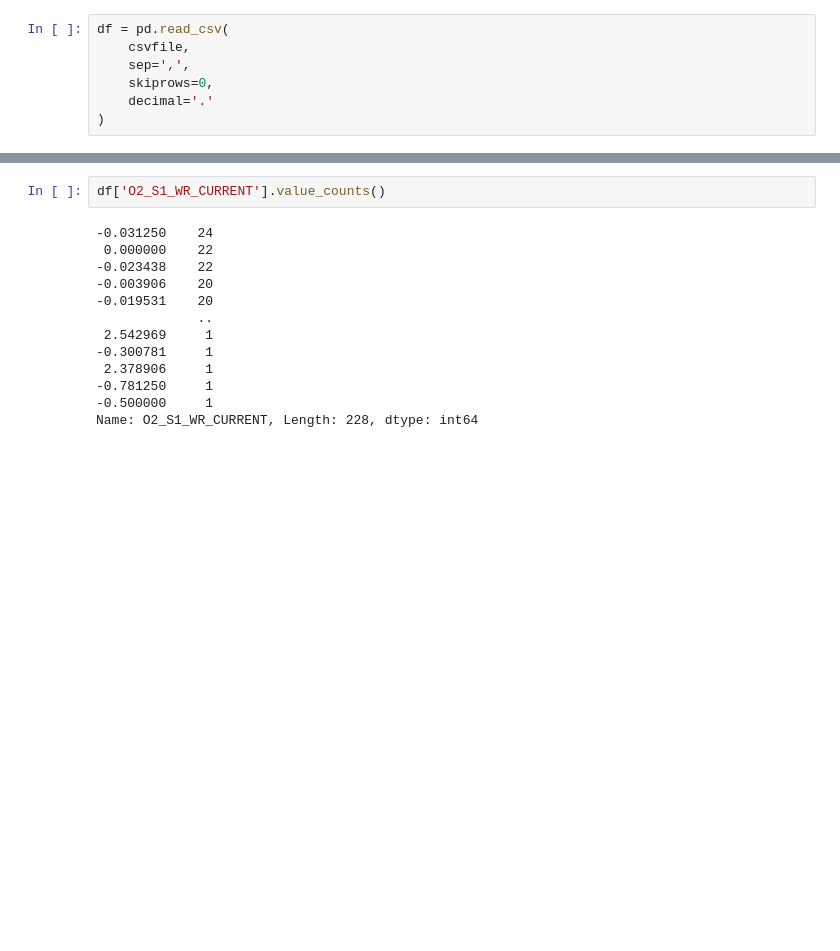
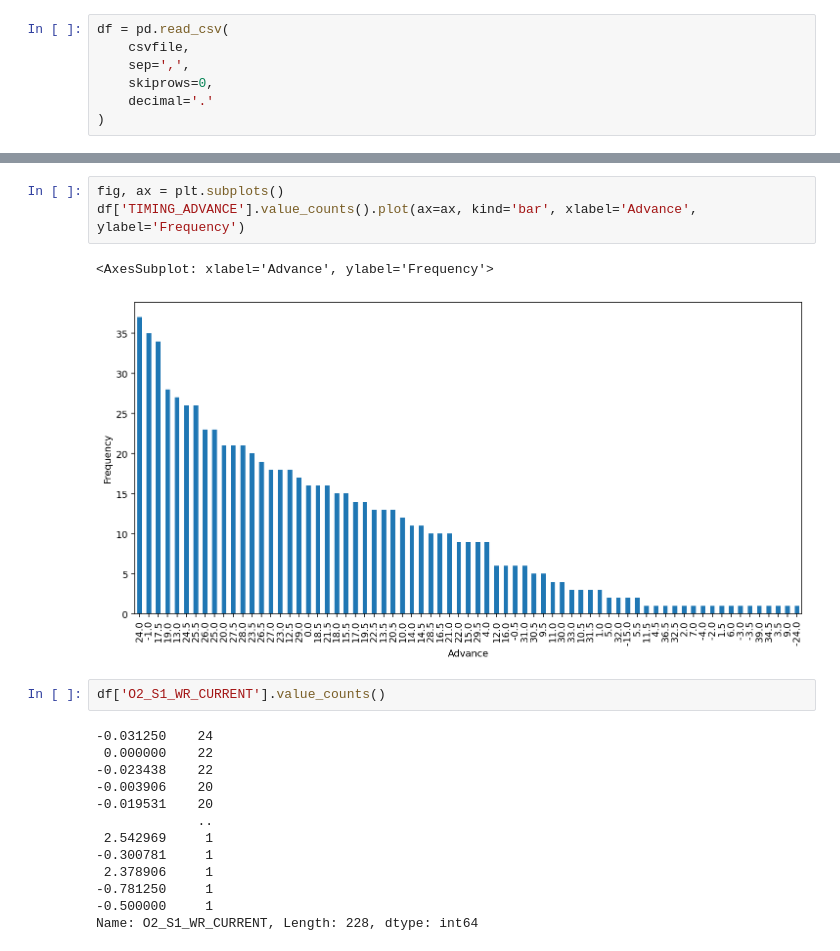
Before and after one commit to rcaldas-com/obd2, a Jupyter notebook: LogView.ipynb, the cells around one changed output, grey strips where cells are left out. Cells and saved outputs as stored; diff of their text form; blank space fills up the shorter version.

```diff
--- a/LogView.ipynb
+++ b/LogView.ipynb
@@ -104,3 +96,9 @@ Name: SHORT_FUEL_TRIM_1, dtype: int64
+# %%
+fig, ax = plt.subplots()
+df['TIMING_ADVANCE'].value_counts().plot(ax=ax, kind='bar', xlabel='Advance', ylabel='Frequency')
+# %% [output]
+<AxesSubplot: xlabel='Advance', ylabel='Frequency'>
+[figure, added]
 # %%
 df['O2_S1_WR_CURRENT'].value_counts()
 # %% [output]
```
Also changed, not shown: parts of 14 cells of this notebook, 1 other file.
